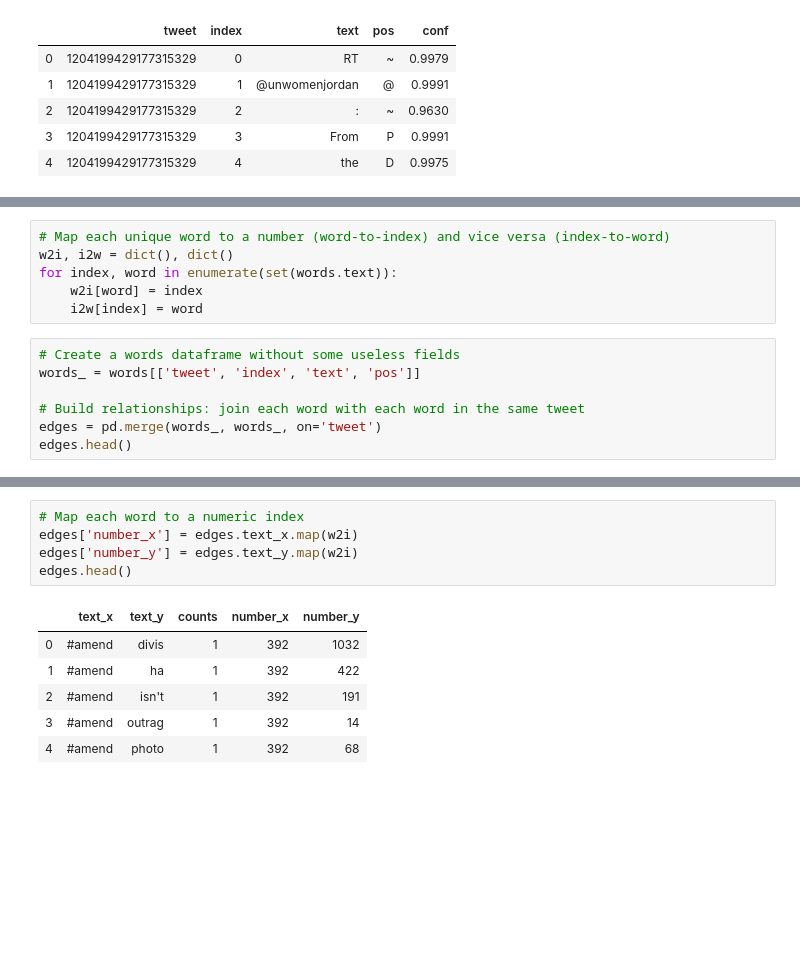
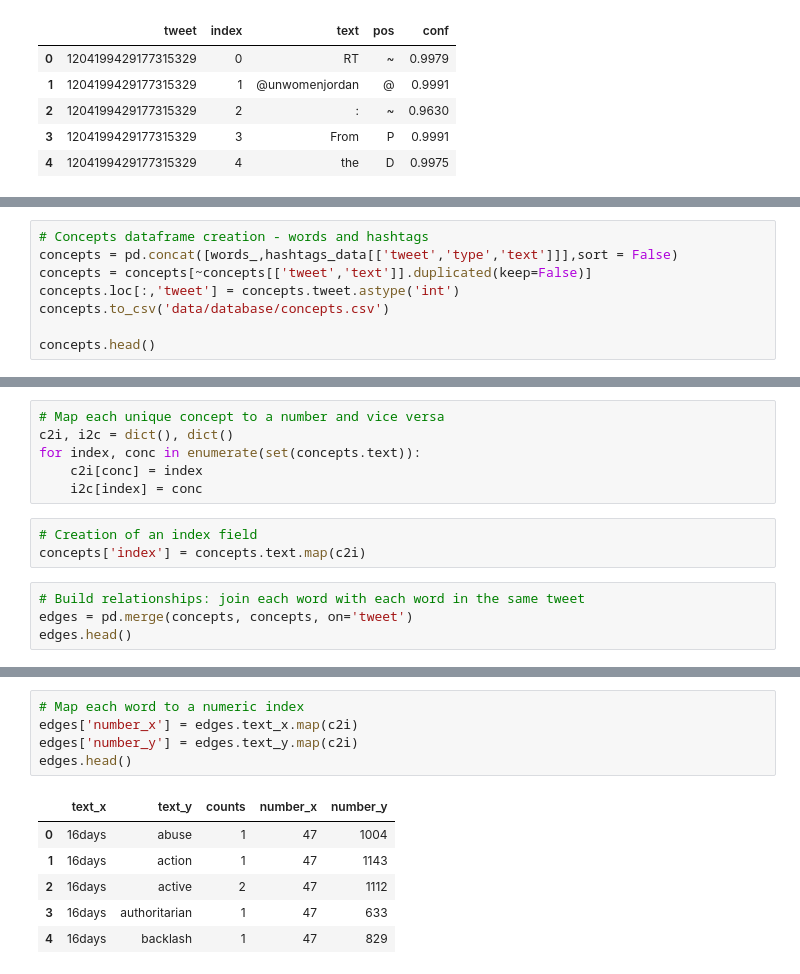
Before and after one commit to damiclem/feminism_network, a Jupyter notebook: adjacency_matrix.ipynb, the cells around one changed output, grey strips where cells are left out. Drawn from its saved outputs; the diff is of its cells as text; blank space fills up the shorter version.

```diff
--- a/adjacency_matrix.ipynb
+++ b/adjacency_matrix.ipynb
@@ -92,0 +144,8 @@ words.head()
+# %%
+# Concepts dataframe creation - words and hashtags
+concepts = pd.concat([words_,hashtags_data[['tweet','type','text']]],sort = False)
+concepts = concepts[~concepts[['tweet','text']].duplicated(keep=False)]
+concepts.loc[:,'tweet'] = concepts.tweet.astype('int')
+concepts.to_csv('data/database/concepts.csv')
+
+concepts.head()
@@ -93,14 +159,14 @@ words.head()
 # %%
-# Map each unique word to a number (word-to-index) and vice versa (index-to-word)
-w2i, i2w = dict(), dict()
-for index, word in enumerate(set(words.text)):
-    w2i[word] = index
-    i2w[index] = word
+# Map each unique concept to a number and vice versa
+c2i, i2c = dict(), dict()
+for index, conc in enumerate(set(concepts.text)):
+    c2i[conc] = index
+    i2c[index] = conc
+# %%
+# Creation of an index field
+concepts['index'] = concepts.text.map(c2i)
 # %%
-# Create a words dataframe without some useless fields
-words_ = words[['tweet', 'index', 'text', 'pos']]
-
 # Build relationships: join each word with each word in the same tweet
-edges = pd.merge(words_, words_, on='tweet')
+edges = pd.merge(concepts, concepts, on='tweet')
 edges.head()
 # %% [output]
@@ -135,13 +201,13 @@ edges.head()
 # %%
 # Map each word to a numeric index
-edges['number_x'] = edges.text_x.map(w2i)
-edges['number_y'] = edges.text_y.map(w2i)
+edges['number_x'] = edges.text_x.map(c2i)
+edges['number_y'] = edges.text_y.map(c2i)
 edges.head()
 # %% [output]
 |  | text_x | text_y | counts | number_x | number_y |
-| 0 | #amend | divis | 1 | 392 | 1032 |
-| 1 | #amend | ha | 1 | 392 | 422 |
-| 2 | #amend | isn't | 1 | 392 | 191 |
-| 3 | #amend | outrag | 1 | 392 | 14 |
-| 4 | #amend | photo | 1 | 392 | 68 |
+| 0 | 16days | abuse | 1 | 47 | 1004 |
+| 1 | 16days | action | 1 | 47 | 1143 |
+| 2 | 16days | active | 2 | 47 | 1112 |
+| 3 | 16days | authoritarian | 1 | 47 | 633 |
+| 4 | 16days | backlash | 1 | 47 | 829 |
 # %%
```
Also changed, not shown: parts of 17 cells of this notebook.
